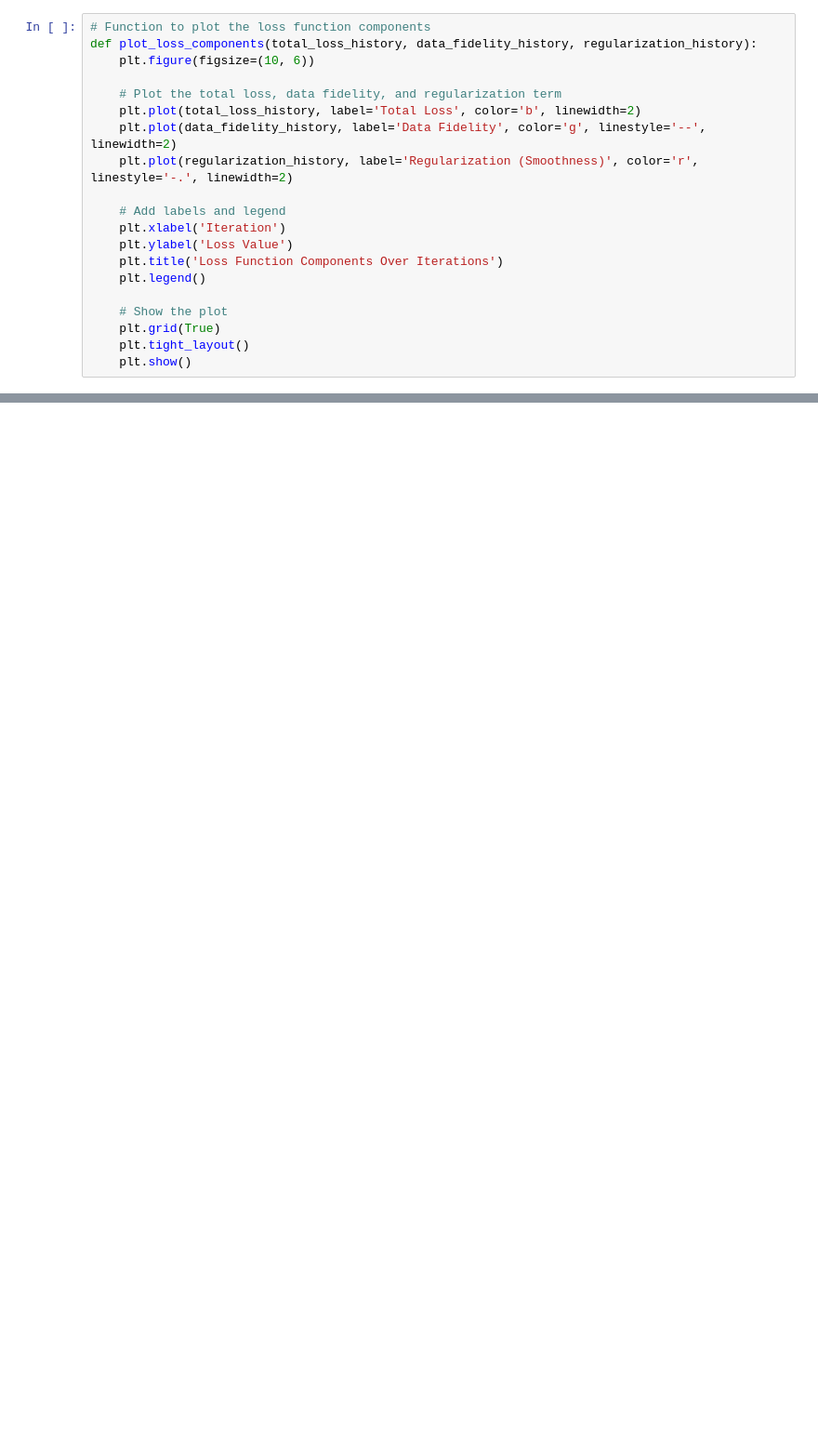
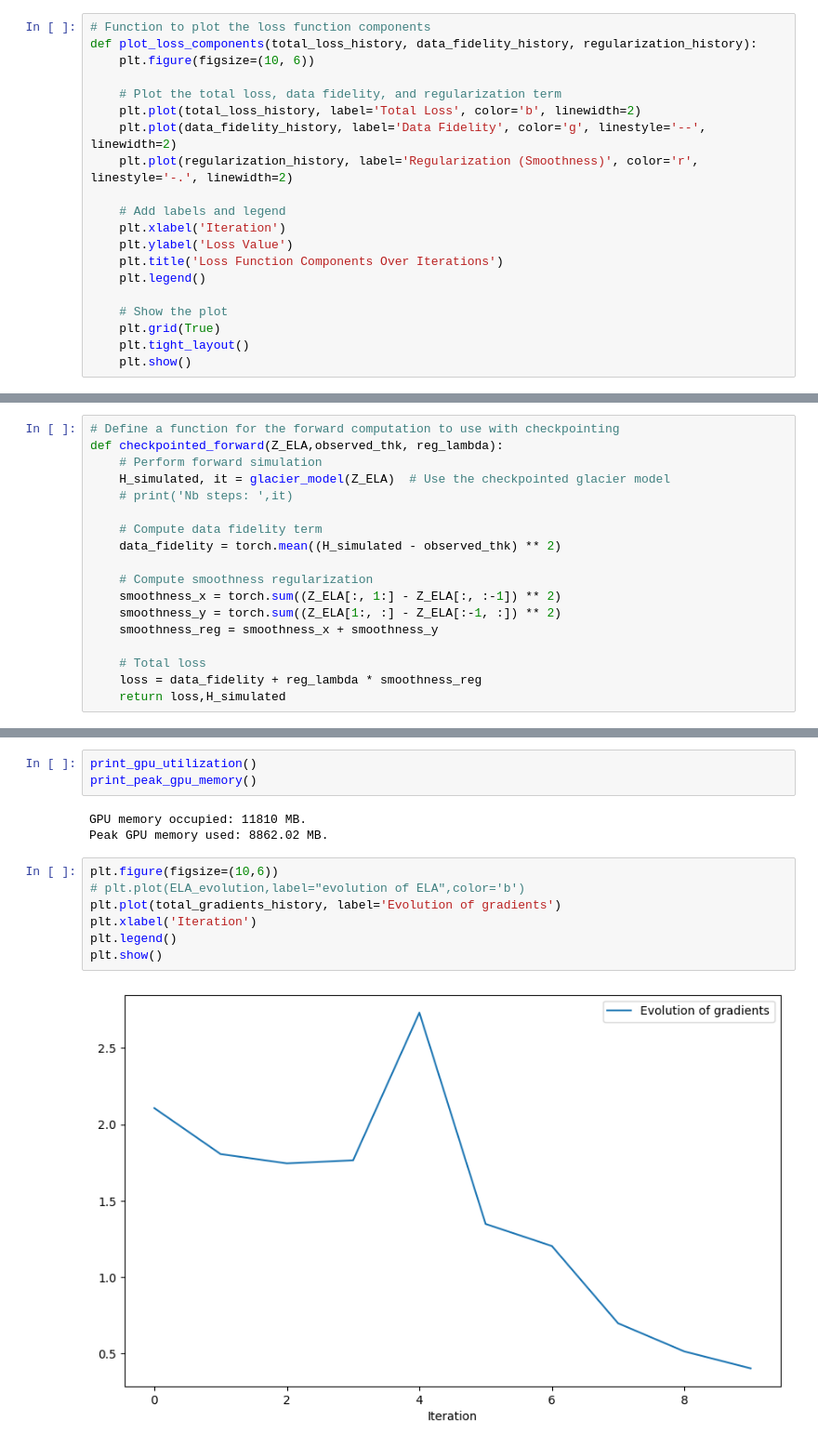
Before and after one commit to kejdilleshi/InvertedGlacierEvolutionModel, a Jupyter notebook: SIA/fp16.ipynb, the cells around one changed output, grey strips where cells are left out. Shown at 93% size. Saved outputs shown, nothing was run; the diff lists cells and outputs as text; blank space fills up the shorter version.

```diff
--- a/SIA/fp16.ipynb
+++ b/SIA/fp16.ipynb
@@ -321,0 +380,18 @@ tensor([[2200., 2200., 2200.,  ..., 2200., 2200., 2200.],
+# %%
+# Define a function for the forward computation to use with checkpointing
+def checkpointed_forward(Z_ELA,observed_thk, reg_lambda):
+    # Perform forward simulation
+    H_simulated, it = glacier_model(Z_ELA)  # Use the checkpointed glacier model
+    # print('Nb steps: ',it)
+
+    # Compute data fidelity term
+    data_fidelity = torch.mean((H_simulated - observed_thk) ** 2)
+
+    # Compute smoothness regularization
+    smoothness_x = torch.sum((Z_ELA[:, 1:] - Z_ELA[:, :-1]) ** 2)
+    smoothness_y = torch.sum((Z_ELA[1:, :] - Z_ELA[:-1, :]) ** 2)
+    smoothness_reg = smoothness_x + smoothness_y
+
+    # Total loss
+    loss = data_fidelity + reg_lambda * smoothness_reg
+    return loss,H_simulated
@@ -321,0 +454,15 @@ tensor([[2200., 2200., 2200.,  ..., 2200., 2200., 2200.],
+# %%
+print_gpu_utilization()
+print_peak_gpu_memory()
+# %% [output]
+GPU memory occupied: 11810 MB.
+Peak GPU memory used: 8862.02 MB.
+# %%
+plt.figure(figsize=(10,6))
+# plt.plot(ELA_evolution,label="evolution of ELA",color='b')
+plt.plot(total_gradients_history, label='Evolution of gradients')
+plt.xlabel('Iteration')
+plt.legend()
+plt.show()
+# %% [output]
+[figure, added]
```
Also changed, not shown: parts of 15 cells of this notebook, 24 other files.
